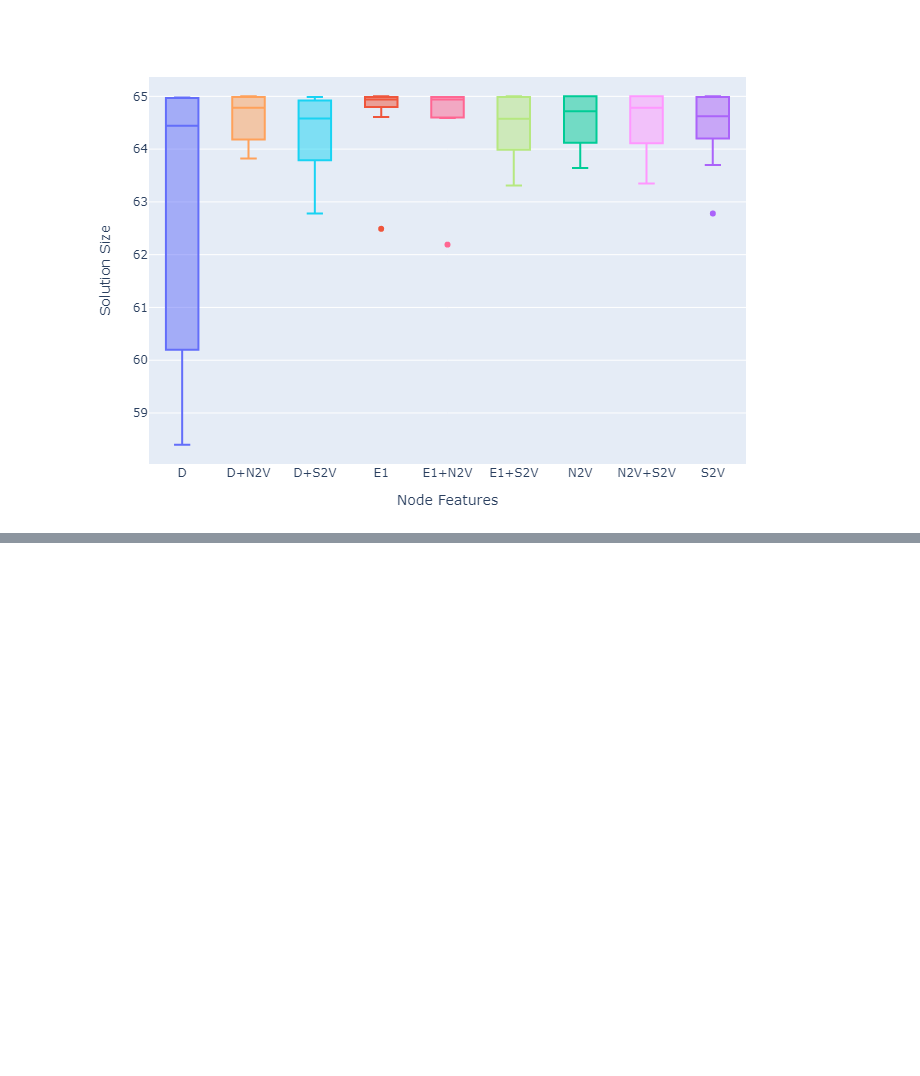
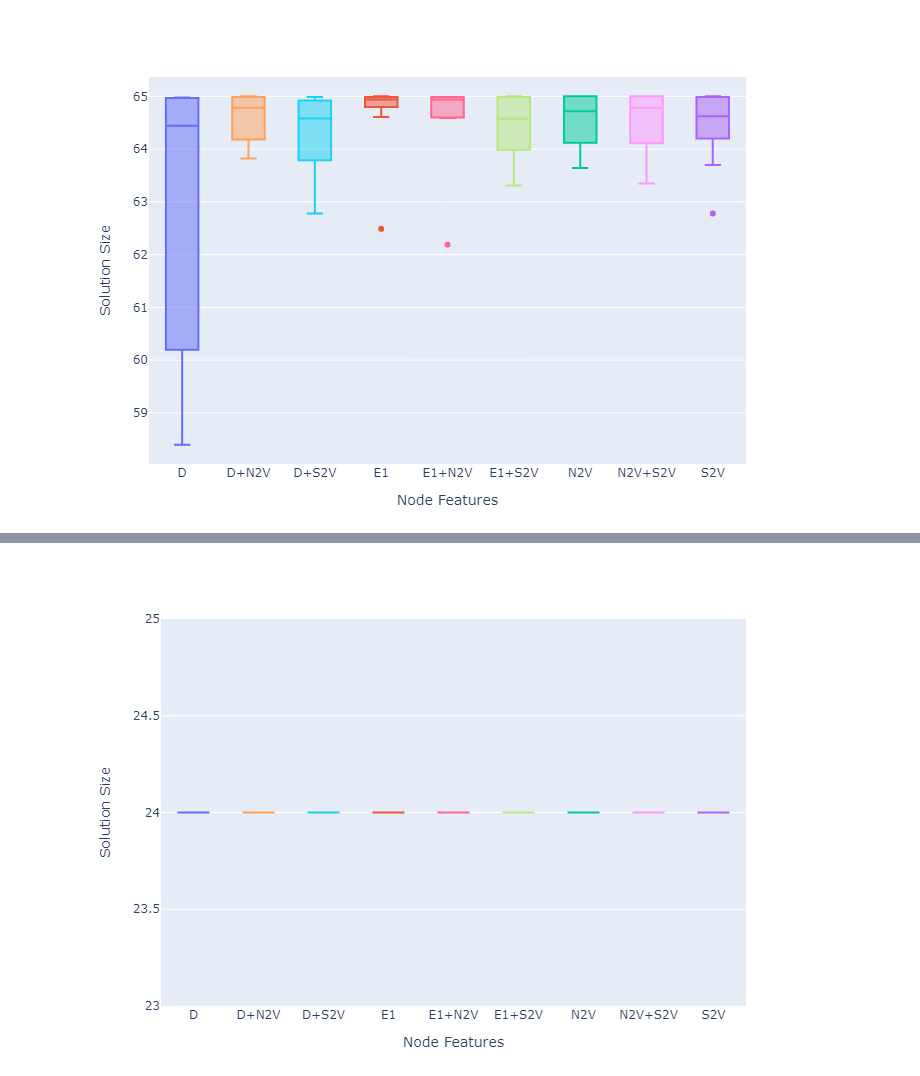
Before and after one commit to rettrich/thesis, a Jupyter notebook: eval/evaluation.ipynb, the cells around one changed output, grey strips where cells are left out. Saved outputs shown, nothing was run; the diff lists cells and outputs as text; code cells hidden in the pictures; blank space fills up the shorter version.

```diff
--- a/eval/evaluation.ipynb
+++ b/eval/evaluation.ipynb
@@ -231,0 +252,10 @@ p3
+# %%
+features = get_features("V200_048-052_brock200_2"; benchmark=true)
+p = plot([features.single; features.combined], x=Symbol("Node Features"), y=Symbol("Solution Size"), kind="box", color=Symbol("Node Features"),
+    Layout(
+        showlegend=false,
+    ))
+savefig(p, "V200-048-052-benchmark.pdf", width=1000, height=500)
+p
+# %% [output]
+[figure, added]
```
Also changed, not shown: parts of 7 cells of this notebook, 6 other files.
